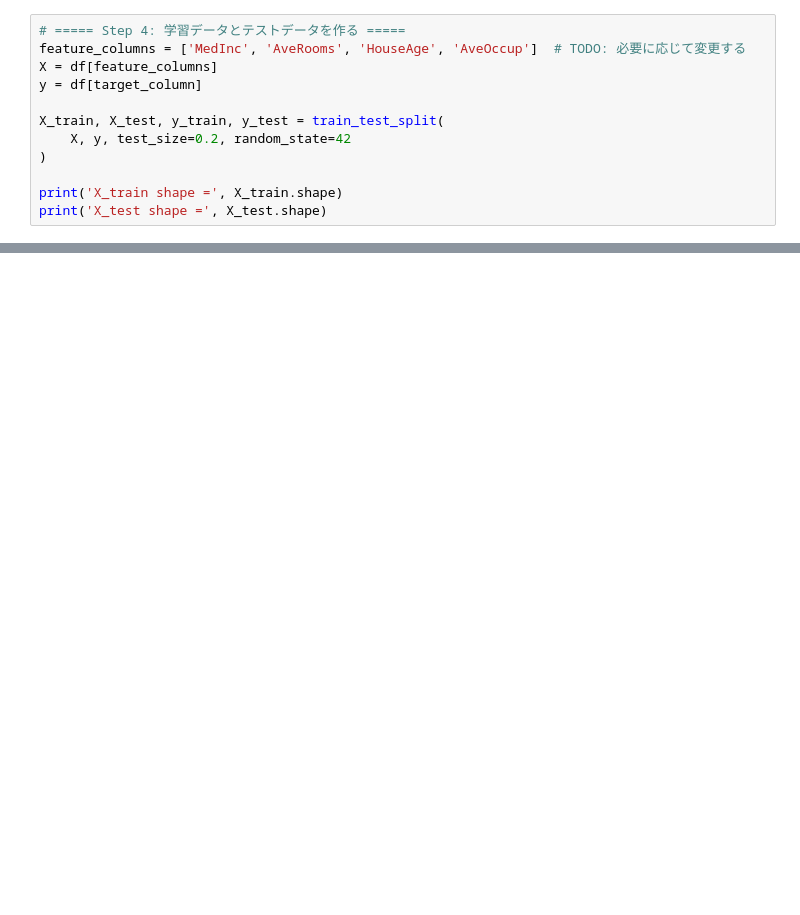
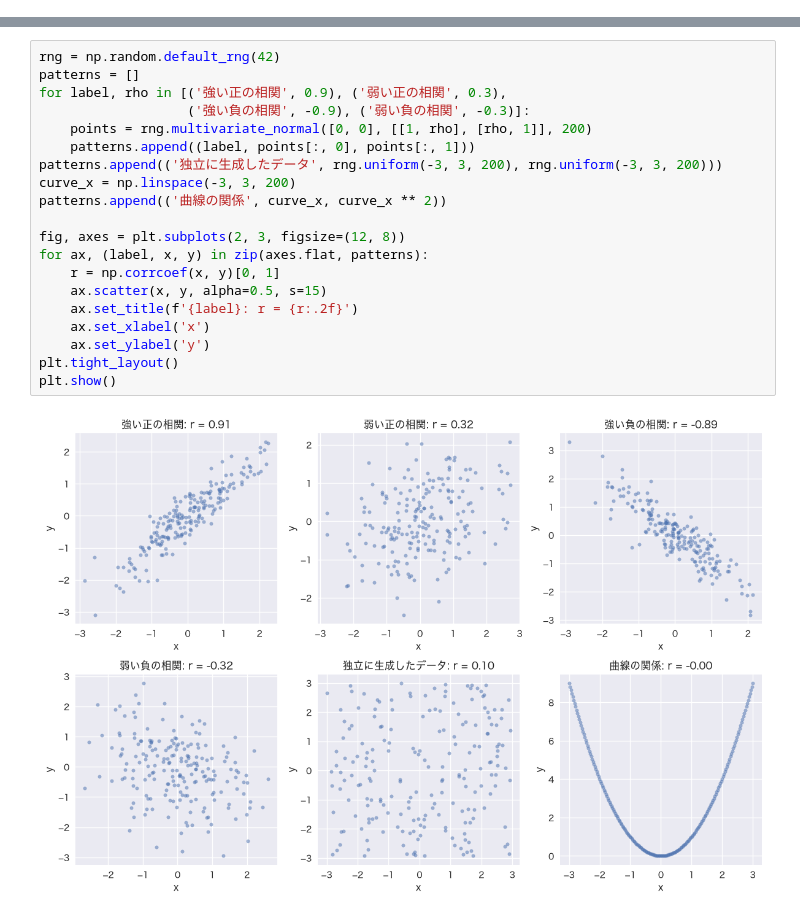
Before and after one commit to KazuhisaFujita/MachineLearning_training, a Jupyter notebook: notebook/lesson03_regression_basic_template.ipynb, the cells around one changed output, grey strips where cells are left out. Saved outputs shown, nothing was run; the diff lists cells and outputs as text; blank space fills up the shorter version.

```diff
--- a/notebook/lesson03_regression_basic_template.ipynb
+++ b/notebook/lesson03_regression_basic_template.ipynb
@@ -335,12 +0,0 @@ RMSE: 0.7071067811865476
-# %%
-# ===== Step 4: 学習データとテストデータを作る =====
-feature_columns = ['MedInc', 'AveRooms', 'HouseAge', 'AveOccup']  # TODO: 必要に応じて変更する
-X = df[feature_columns]
-y = df[target_column]
-
-X_train, X_test, y_train, y_test = train_test_split(
-    X, y, test_size=0.2, random_state=42
-)
-
-print('X_train shape =', X_train.shape)
-print('X_test shape =', X_test.shape)
@@ -615,0 +45,22 @@ print(f"ランダムフォレスト RMSE: {rf_rmse:.2f}")
+# %%
+rng = np.random.default_rng(42)
+patterns = []
+for label, rho in [('強い正の相関', 0.9), ('弱い正の相関', 0.3),
+                   ('強い負の相関', -0.9), ('弱い負の相関', -0.3)]:
+    points = rng.multivariate_normal([0, 0], [[1, rho], [rho, 1]], 200)
+    patterns.append((label, points[:, 0], points[:, 1]))
+patterns.append(('独立に生成したデータ', rng.uniform(-3, 3, 200), rng.uniform(-3, 3, 200)))
+curve_x = np.linspace(-3, 3, 200)
+patterns.append(('曲線の関係', curve_x, curve_x ** 2))
+
+fig, axes = plt.subplots(2, 3, figsize=(12, 8))
+for ax, (label, x, y) in zip(axes.flat, patterns):
+    r = np.corrcoef(x, y)[0, 1]
+    ax.scatter(x, y, alpha=0.5, s=15)
+    ax.set_title(f'{label}: r = {r:.2f}')
+    ax.set_xlabel('x')
+    ax.set_ylabel('y')
+plt.tight_layout()
+plt.show()
+# %% [output]
+[figure, added]
```
Also changed, not shown: parts of 71 cells of this notebook, 6 other files.
